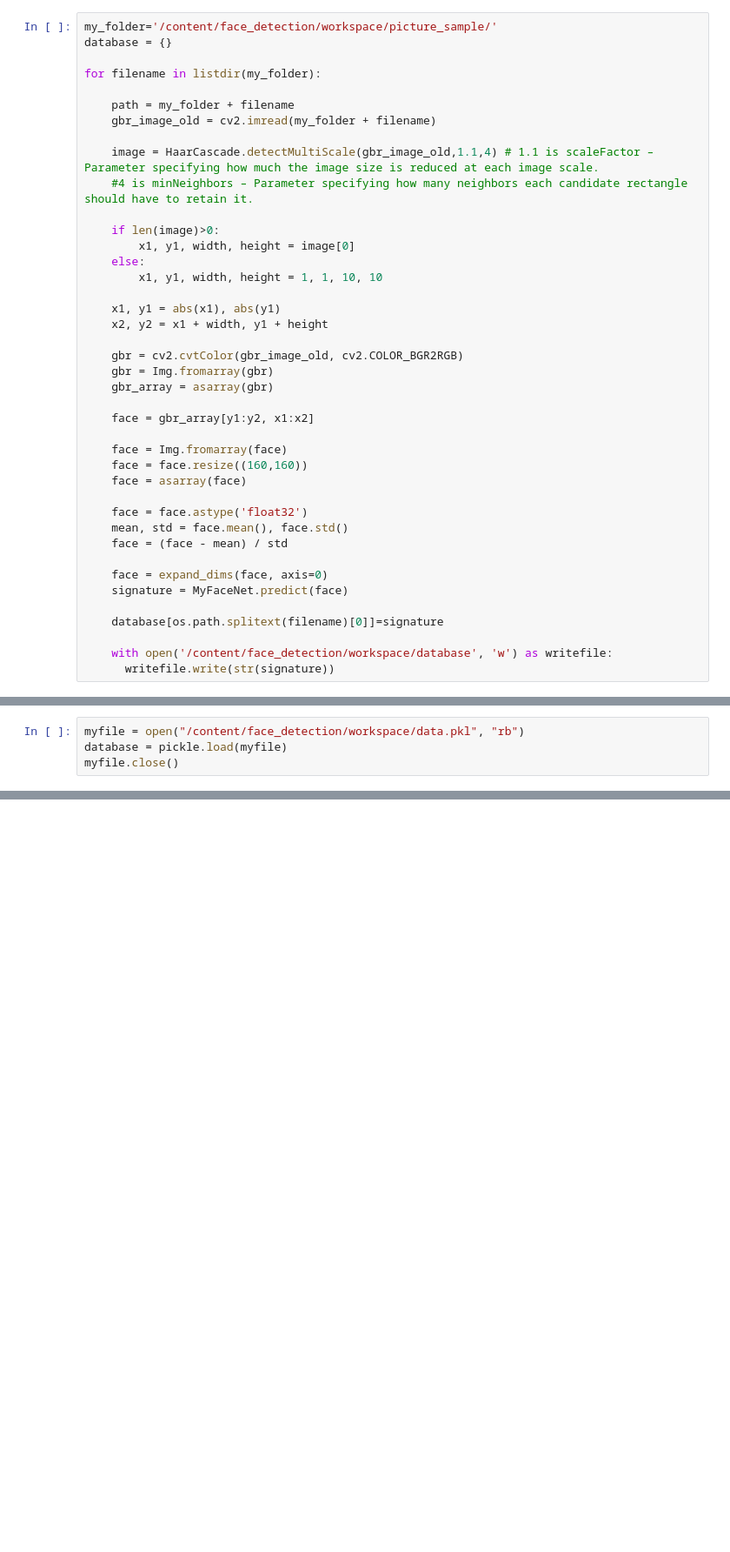
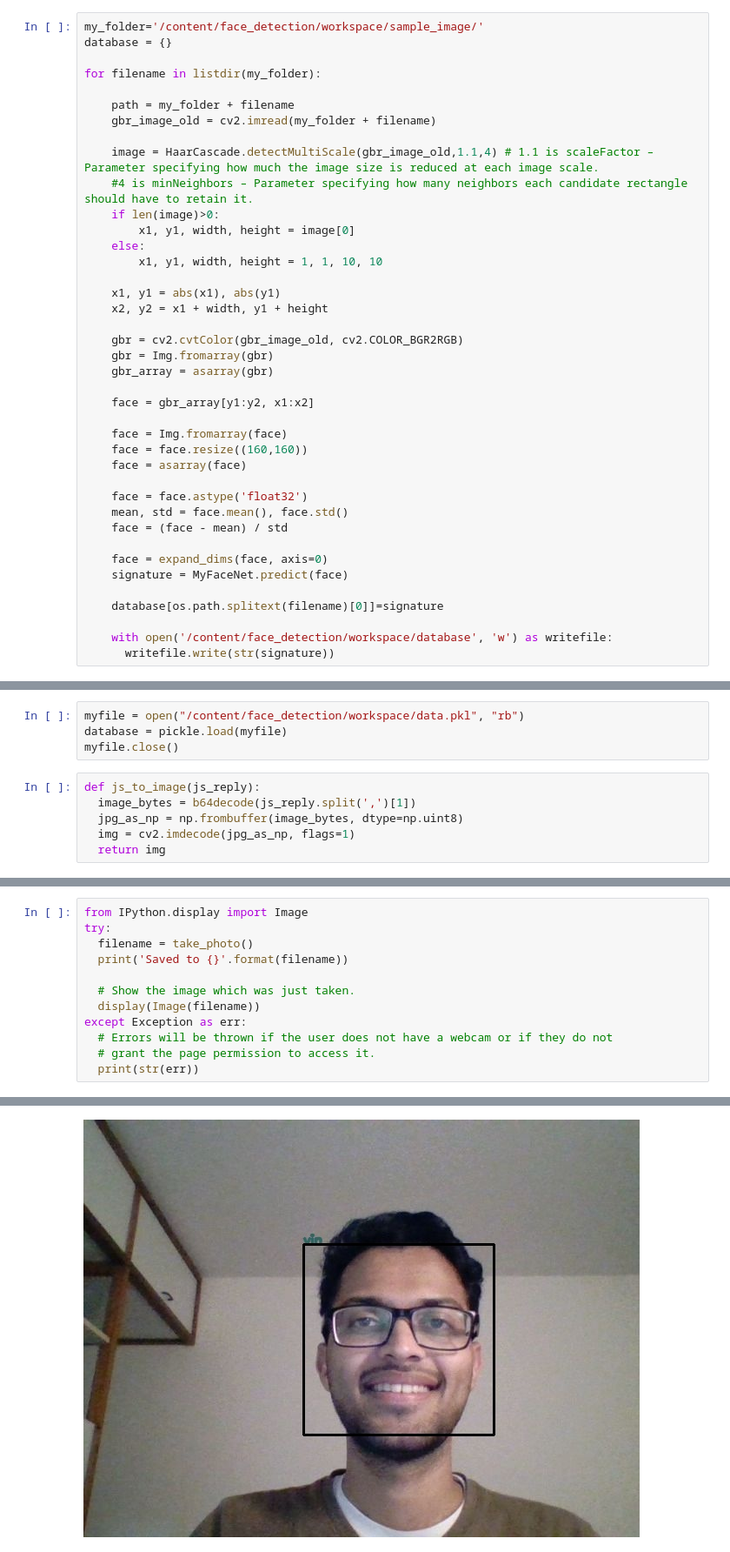
Before and after one commit to vin3697/Cloud_Robotics, a Jupyter notebook: facedetection_with_FaceNet.ipynb, the cells around one changed output, grey strips where cells are left out. Shown at 87% size. Cells and saved outputs as stored; diff of their text form; blank space fills up the shorter version.

```diff
--- a/facedetection_with_FaceNet.ipynb
+++ b/facedetection_with_FaceNet.ipynb
@@ -19,7 +19,7 @@ MyFaceNet = load_model("/content/face_detection/workspace/model_files/facenet_ke
 # %% [output]
 WARNING:tensorflow:No training configuration found in the save file, so the model was *not* compiled. Compile it manually.
 # %%
-my_folder='/content/face_detection/workspace/picture_sample/'
+my_folder='/content/face_detection/workspace/sample_image/'
 database = {}
 
 for filename in listdir(my_folder):
@@ -29,7 +29,6 @@ for filename in listdir(my_folder):
 
     image = HaarCascade.detectMultiScale(gbr_image_old,1.1,4) # 1.1 is scaleFactor – Parameter specifying how much the image size is reduced at each image scale.
     #4 is minNeighbors – Parameter specifying how many neighbors each candidate rectangle should have to retain it.
-
     if len(image)>0:
         x1, y1, width, height = image[0]
     else:
@@ -67,4 +66,10 @@ myfile.close()
 myfile = open("/content/face_detection/workspace/data.pkl", "rb")
 database = pickle.load(myfile)
 myfile.close()
+# %%
+def js_to_image(js_reply):
+  image_bytes = b64decode(js_reply.split(',')[1])
+  jpg_as_np = np.frombuffer(image_bytes, dtype=np.uint8)
+  img = cv2.imdecode(jpg_as_np, flags=1)
+  return img
 # %%
@@ -124,0 +159,13 @@ error: ignored
+# %%
+from IPython.display import Image
+try:
+  filename = take_photo()
+  print('Saved to {}'.format(filename))
+
+  # Show the image which was just taken.
+  display(Image(filename))
+except Exception as err:
+  # Errors will be thrown if the user does not have a webcam or if they do not
+  # grant the page permission to access it.
+  print(str(err))
+# %% [output]
@@ -124,0 +174 @@ error: ignored
+[figure, added]
```
Also changed, not shown: parts of 3 cells of this notebook.
